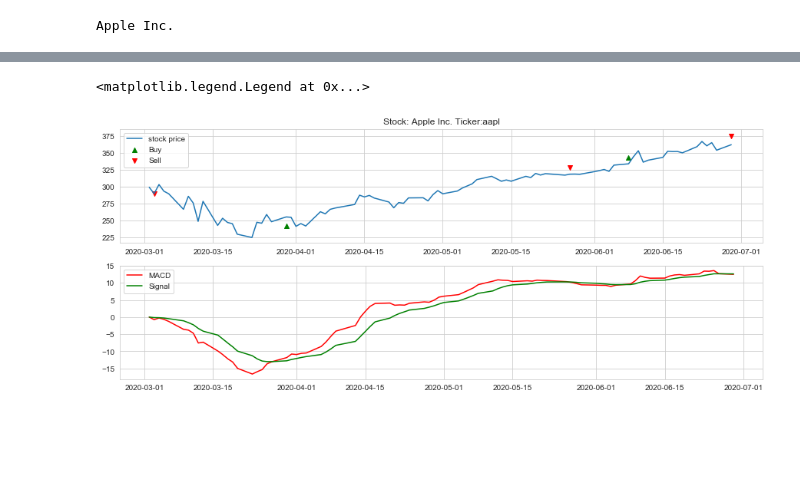
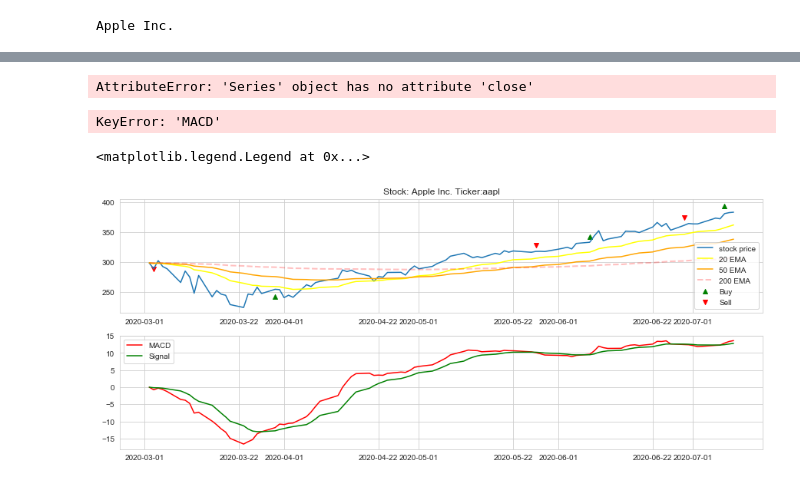
Before and after one commit to icedevil2001/Stock_prediction_snips, a Jupyter notebook: notebooks/MACD_Signal_Prediction.ipynb, the cells around one changed output, grey strips where cells are left out. Drawn from its saved outputs; the diff is of its cells as text; code cells hidden in the pictures; blank space fills up the shorter version.

Commit message:
Create a stock daily report

```diff
--- a/notebooks/MACD_Signal_Prediction.ipynb
+++ b/notebooks/MACD_Signal_Prediction.ipynb
@@ -37,6 +37,6 @@ Apple Inc.
 # %%
 
 
-df = get_stock(STOCK)
+df = get_stock(STOCK)[['close']]
 df = df.loc[START_DATE:]
-# df.head()
+df.head()
@@ -45,6 +52,11 @@ df['shortEWM'] = df.close.ewm(span=12, adjust=False).mean()
 df['longEWM'] = df.close.ewm(span=26, adjust=False).mean()
 df['MACD'] = df.shortEWM - df.longEWM
 df['signal'] = df.MACD.ewm(span=9,adjust=False).mean()
+df['20_EMA'] = df.close.ewm(span=20,min_periods=0,adjust=False,ignore_na=False).mean()
+df['50_EMA'] = df.close.ewm(span=50,min_periods=0,adjust=False,ignore_na=False).mean()
+df['200_EMA'] = df.close.ewm(span=200,min_periods=0,adjust=False,ignore_na=False).mean()
+# %% [output]
+AttributeError: 'Series' object has no attribute 'close'
 # %%
 def buy_sell(df):
     Buy = []
@@ -74,21 +86,27 @@ def buy_sell(df):
 BS = buy_sell(df)
 df['Buy'] = BS[0]
 df['Sell'] = BS[1]
+# %% [output]
+KeyError: 'MACD'
 # %%
 fig, ax = plt.subplots(2,figsize=(15,6))
 ax[0].plot(df.index,df.close, label='stock price')
+ax[0].plot(df.index, df['20_EMA'], label='20 EMA', color = 'yellow')
+ax[0].plot(df.index, df['50_EMA'], label='50 EMA', color = 'orange')
+ax[0].plot(df.index, df['200_EMA'], label='200 EMA', color = 'red', linestyle='--', linewidth=2, alpha=0.25)
 
 ax[1].plot(df.index, df.MACD, c='r', label='MACD')
 ax[1].plot(df.index, df.signal, c='g', label='Signal')
 
 ax[0].scatter(df.index, df.Buy+df.close, c='g', marker="^",label='Buy')
 ax[0].scatter(df.index, df.Sell+df.close, c='r', marker="v" ,label='Sell')
+
 ax[0].set_title(f'Stock: {company_name} Ticker:{STOCK}')
 ax[0].legend()
 ax[1].legend()
 # %% [output]
 <matplotlib.legend.Legend at 0x...>
-[figure, old version]
+[figure, new version]
 # %%
 df
 # %% [output]
```
Also changed, not shown: parts of 2 cells of this notebook, 13 other files.
